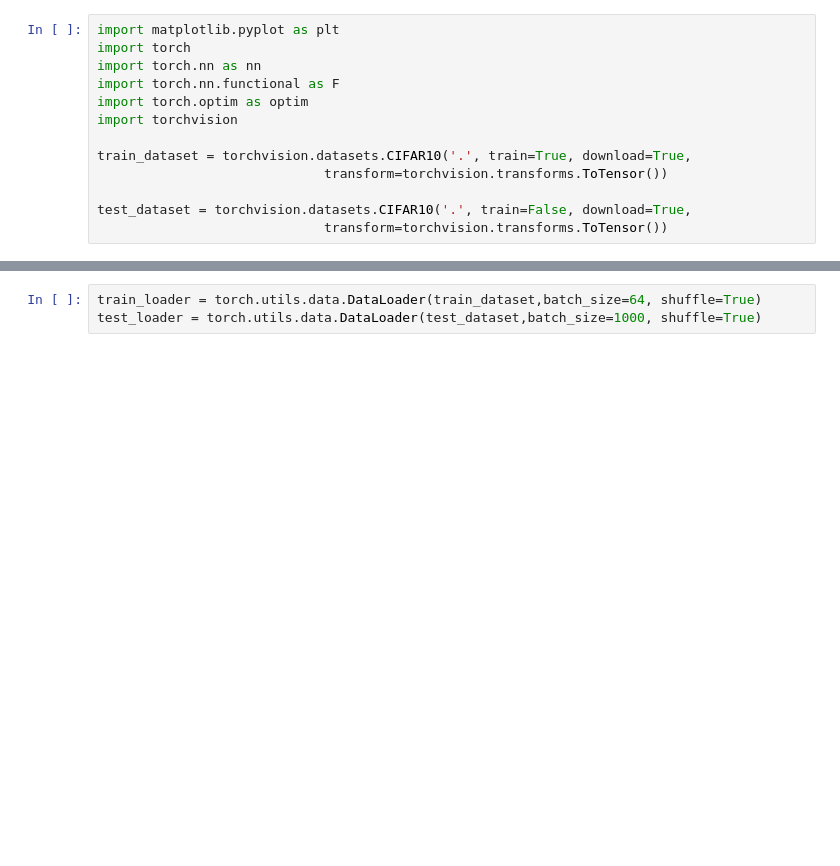
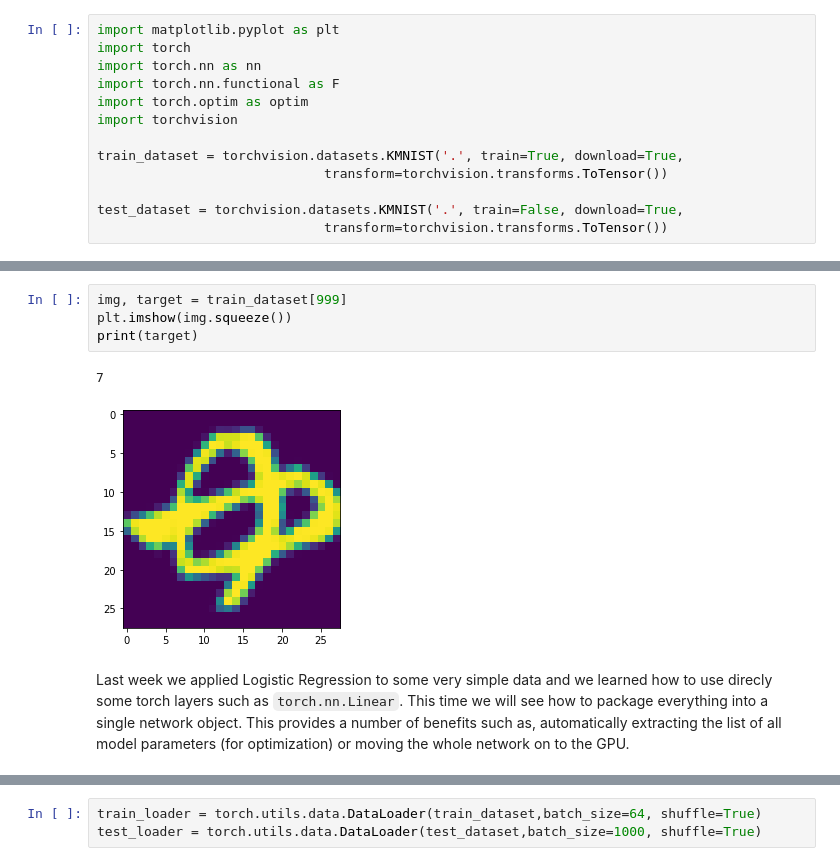
Before and after one commit to gvogiatzis/CS4740, a Jupyter notebook: CS4740_Lab_Week_03.ipynb, the cells around one changed output, grey strips where cells are left out. Cells and saved outputs as stored; diff of their text form; blank space fills up the shorter version.

```diff
--- a/CS4740_Lab_Week_03.ipynb
+++ b/CS4740_Lab_Week_03.ipynb
@@ -11,9 +27,9 @@ import torch.nn.functional as F
 import torch.optim as optim
 import torchvision
 
-train_dataset = torchvision.datasets.CIFAR10('.', train=True, download=True,
+train_dataset = torchvision.datasets.KMNIST('.', train=True, download=True,
                              transform=torchvision.transforms.ToTensor())
 
-test_dataset = torchvision.datasets.CIFAR10('.', train=False, download=True,
+test_dataset = torchvision.datasets.KMNIST('.', train=False, download=True,
                              transform=torchvision.transforms.ToTensor())
 # %% [output]
@@ -42,0 +54,9 @@ convnet = convnet.cuda()
+# %%
+img, target = train_dataset[999]
+plt.imshow(img.squeeze())
+print(target)
+# %% [output]
+7
+[figure, added]
+# %% [markdown]
+Last week we applied Logistic Regression to some very simple data and we learned how to use direcly some torch layers such as `torch.nn.Linear`. This time we will see how to package everything into a single network object. This provides a number of benefits such as, automatically extracting the list of all model parameters (for optimization) or moving the whole network on to the GPU.
```
Also changed, not shown: parts of 36 cells of this notebook.
